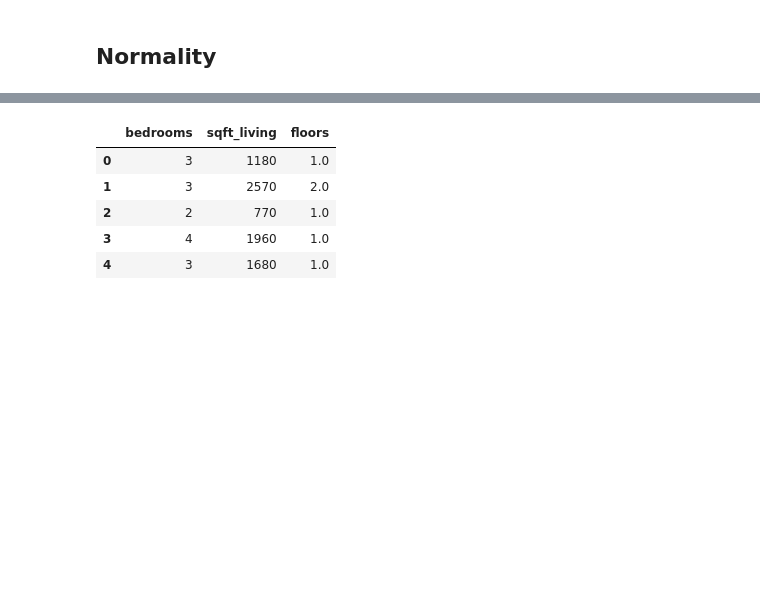
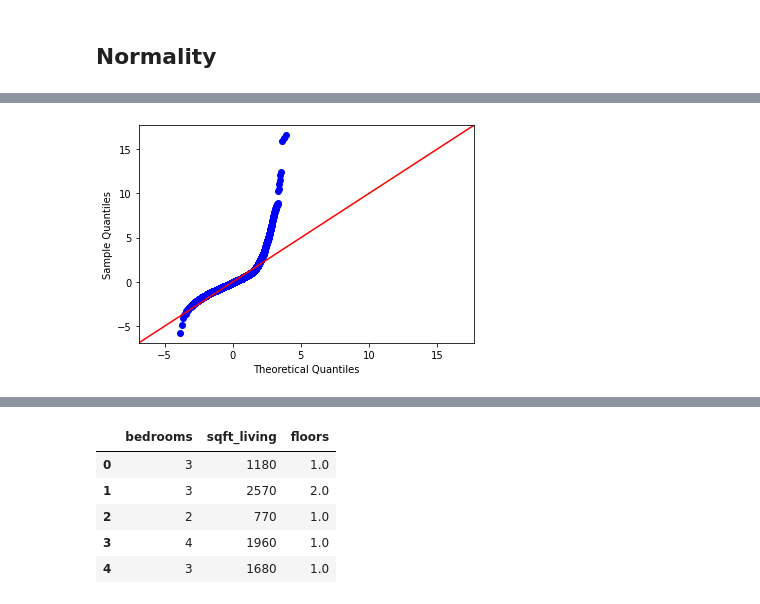
Before and after one commit to morty802/Intergenerational-Familes-in-King-County, a Jupyter notebook: King County Analysis.ipynb, the cells around one changed output, grey strips where cells are left out. Drawn from its saved outputs; the diff is of its cells as text; code cells hidden in the pictures; blank space fills up the shorter version.

```diff
--- a/King County Analysis.ipynb
+++ b/King County Analysis.ipynb
@@ -179,4 +120,0 @@ for xcol, ax in zip(['grade', 'condition', 'yr_renovated'], axes):
-# %%
-grd_dummies = pd.get_dummies(df['grade'], prefix='gr', drop_first=True)
-ren_dummies = pd.get_dummies(df['yr_renovated'], prefix='yr_ren', drop_first=True)
-cond_dummies = pd.get_dummies(df['condition'], prefix='cond', drop_first=True)
@@ -303,11 +184,2 @@ strong multicollinearity or other numerical problems.
 # %% [markdown]
 ## Normality
-# %%
-import pandas as pd
-import matplotlib.pyplot as plt
-%matplotlib inline
-import statsmodels.api as sm
-import statsmodels.stats.api as sms
-import statsmodels.formula.api as smf
-import scipy.stats as stats
-plt.style.use('ggplot')
@@ -330,0 +201,5 @@ list(zip(name,test))
+# %%
+residuals = model.resid
+fig = sm.graphics.qqplot(residuals, line='45', fit=True);
+# %% [output]
+[figure, added]
```
Also changed, not shown: parts of 77 cells of this notebook, 3 other files.
